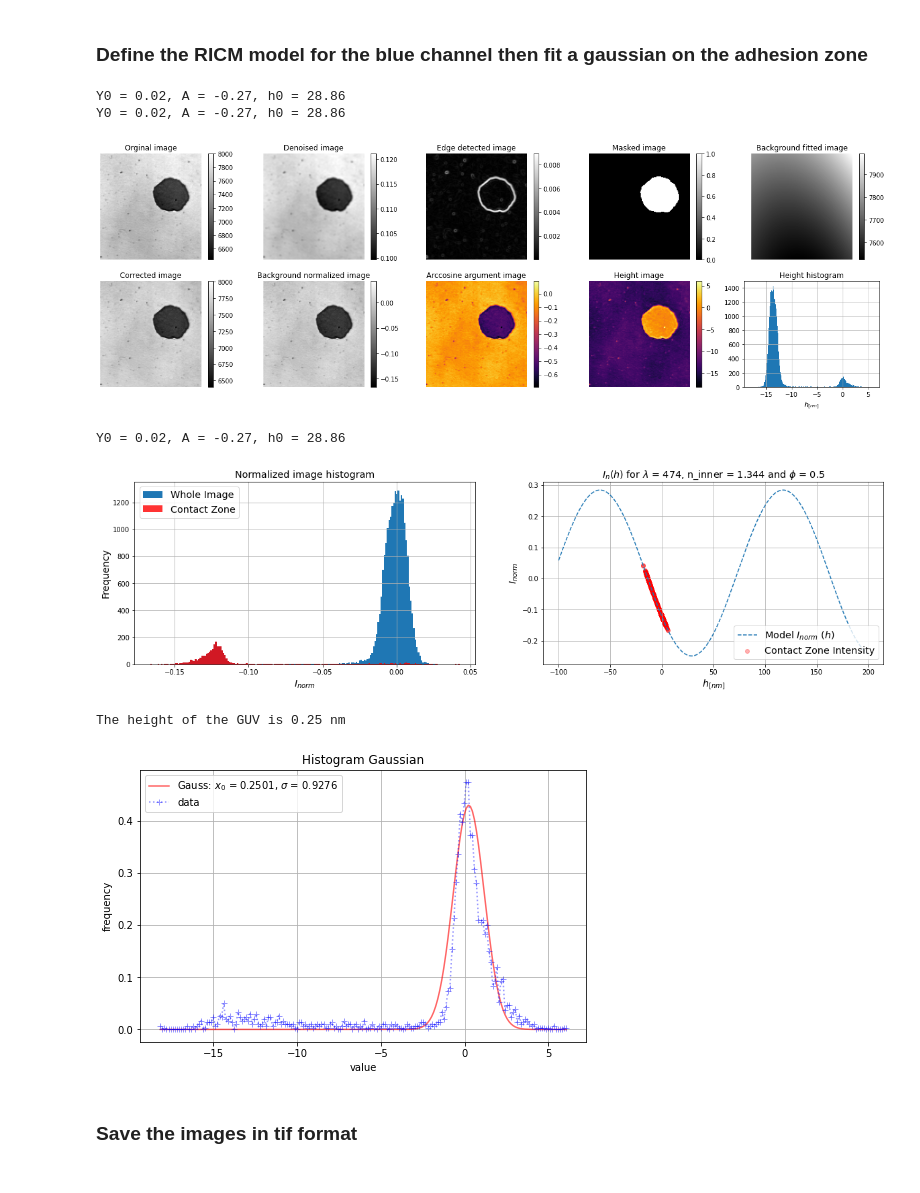
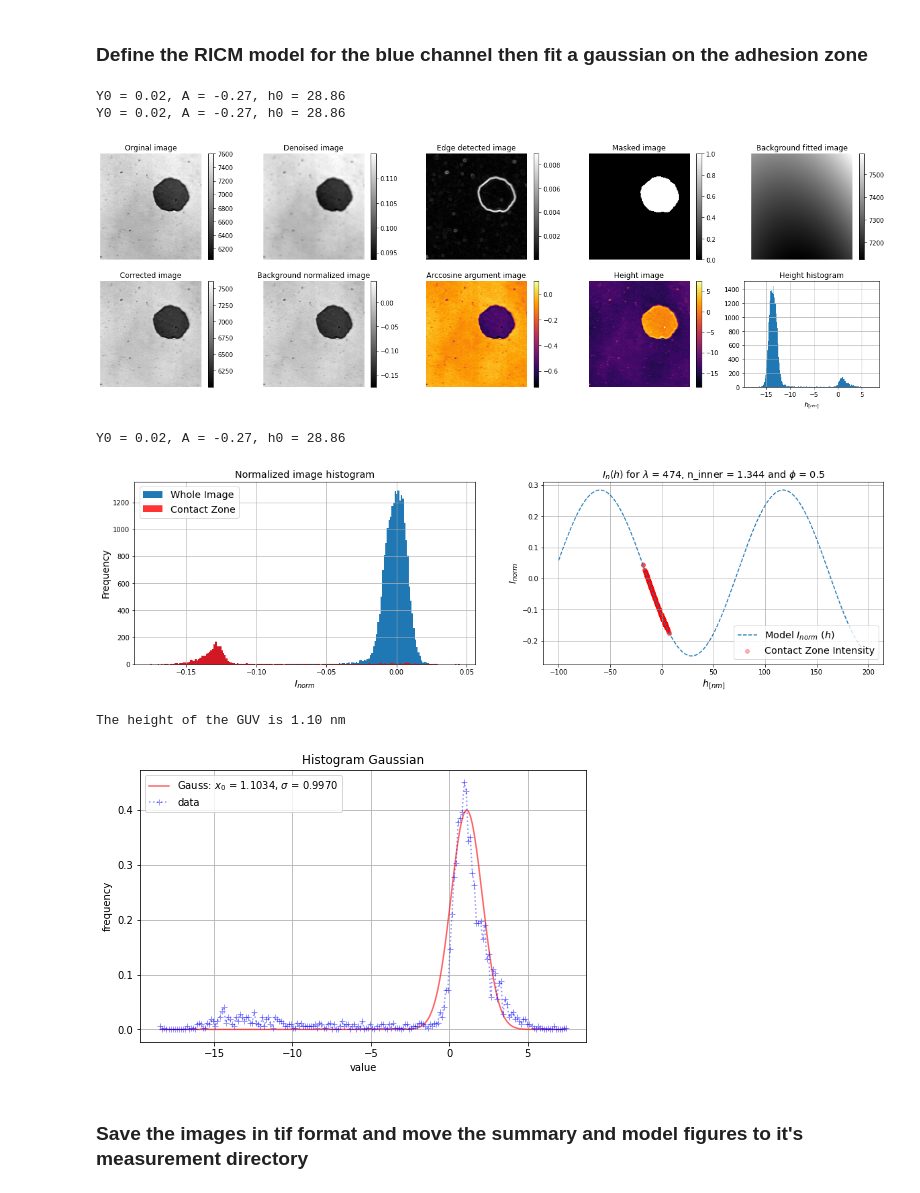
Before and after one commit to ahmed344/Membrane-Topography, a Jupyter notebook: Height_map_2_channels.ipynb, the cells around one changed output. Drawn from its saved outputs; the diff is of its cells as text; code cells hidden in the pictures.

```diff
--- a/Height_map_2_channels.ipynb
+++ b/Height_map_2_channels.ipynb
@@ -64,7 +65,7 @@ plt.grid();
 img = io.imread(f"Data/{experiment}/data/{object_img}.tif")
 
 # Subtract the base line
-img = img - 600
+img = img - 1000
 
 # display the image and it's histogram
 plt.figure(figsize=(20,10))
@@ -129,29 +130,29 @@ The height of the GUV is -1.46 nm
 # %%
 # Define the RICM class with certain n_inner
 ricm_blue  = RICM(img[1], l=474, n_inner=1.344, p=0.5, hole=3)
 
 # Display the way to the RICM height mapping step by step
-ricm_blue.show_summary(save=True)
+ricm_blue.show_summary(save=True, name='blue_summary')
 
 # Extract the hieght on the contact zone
-i_height, _ = ricm_blue.model_fitting(h=np.linspace(-100, 200, 600), show=True)
+i_height, _ = ricm_blue.model_fitting(h=np.linspace(-100, 200, 600), show=True, save=True, name='blue_model')
 
 # Fit a gaussian on the adhesion zone histogram
 gauss = Fit_Gaussian(i_height, normalized=True)
 height_blue, _ = gauss.hist_fitting(show=True)
 
 # Print the height in nano meter
 print(f'The height of the GUV is {height_blue:.2f} nm')
 # %% [output]
 Y0 = 0.02, A = -0.27, h0 = 28.86
 Y0 = 0.02, A = -0.27, h0 = 28.86
-[figure, old version]
+[figure, new version]
 Y0 = 0.02, A = -0.27, h0 = 28.86
-[figure, old version]
+[figure, new version]
-The height of the GUV is 0.25 nm
+The height of the GUV is 1.10 nm
-[figure, old version]
+[figure, new version]
 # %% [markdown]
-### Save the images in tif format
+### Save the images in tif format and move the summary and model figures to it's measurement directory
 # %%
 # Create the results directory
 path = f'Data/{experiment}/results/{object_img}_{height_green:.2f}nm_{height_blue:.2f}nm'
```
Also changed, not shown: parts of 4 cells of this notebook.
